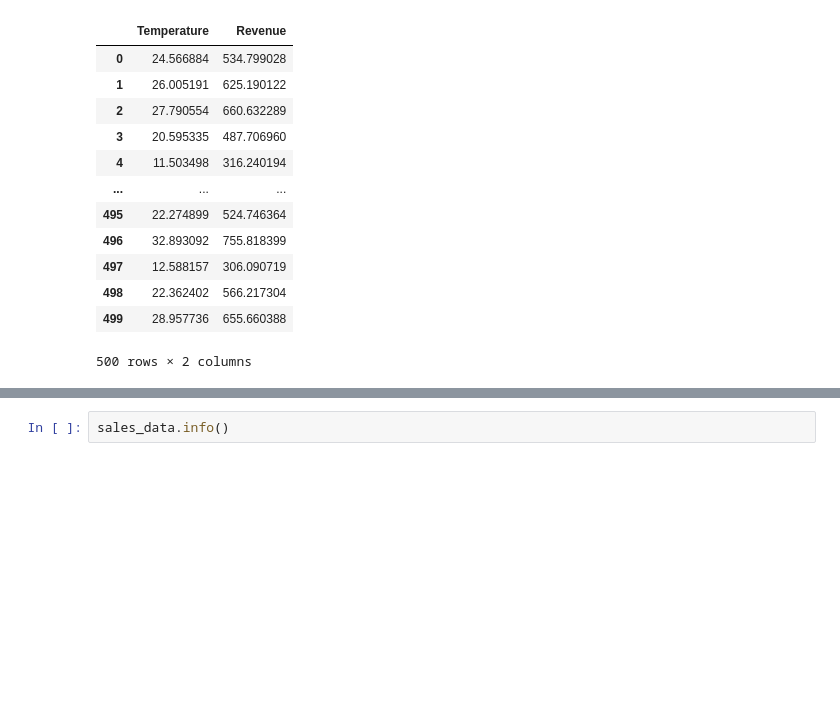
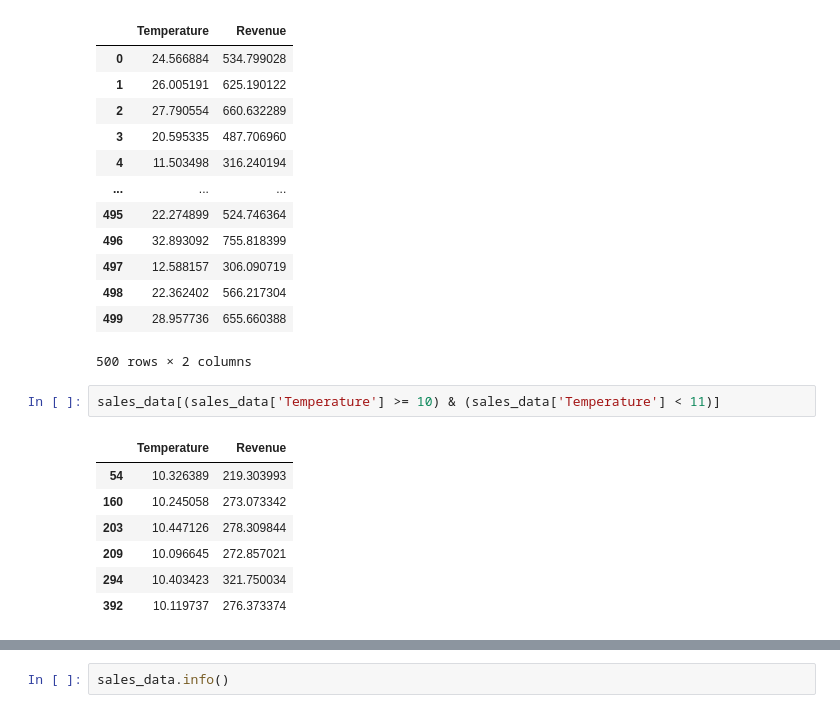
Before and after one commit to michelprosite/deep_learning_pr-tico_com_tensorflow_e_python, a Jupyter notebook: vendas_de_sorvete/vendas_de_sorvete.ipynb, the cells around one changed output, grey strips where cells are left out. Cells and saved outputs as stored; diff of their text form; blank space fills up the shorter version.

```diff
--- a/vendas_de_sorvete/vendas_de_sorvete.ipynb
+++ b/vendas_de_sorvete/vendas_de_sorvete.ipynb
@@ -29,3 +29,13 @@ sales_data
 | 498 | 22.362402 | 566.217304 |
 | 499 | 28.957736 | 655.660388 |
 500 rows × 2 columns
+# %%
+sales_data[(sales_data['Temperature'] >= 10) & (sales_data['Temperature'] < 11)]
+# %% [output]
+|  | Temperature | Revenue |
+| 54 | 10.326389 | 219.303993 |
+| 160 | 10.245058 | 273.073342 |
+| 203 | 10.447126 | 278.309844 |
+| 209 | 10.096645 | 272.857021 |
+| 294 | 10.403423 | 321.750034 |
+| 392 | 10.119737 | 276.373374 |
```
Also changed, not shown: parts of 12 cells of this notebook.
